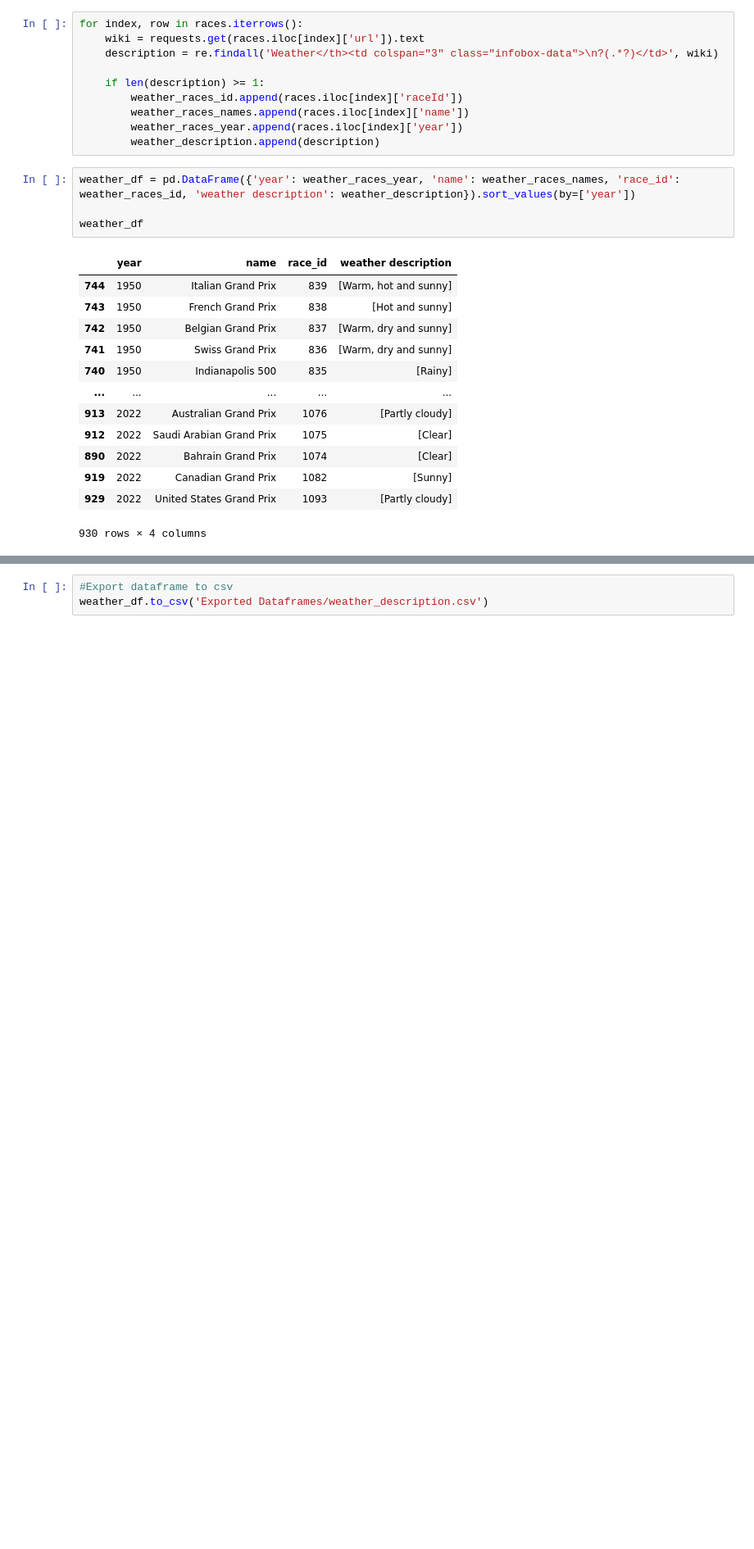
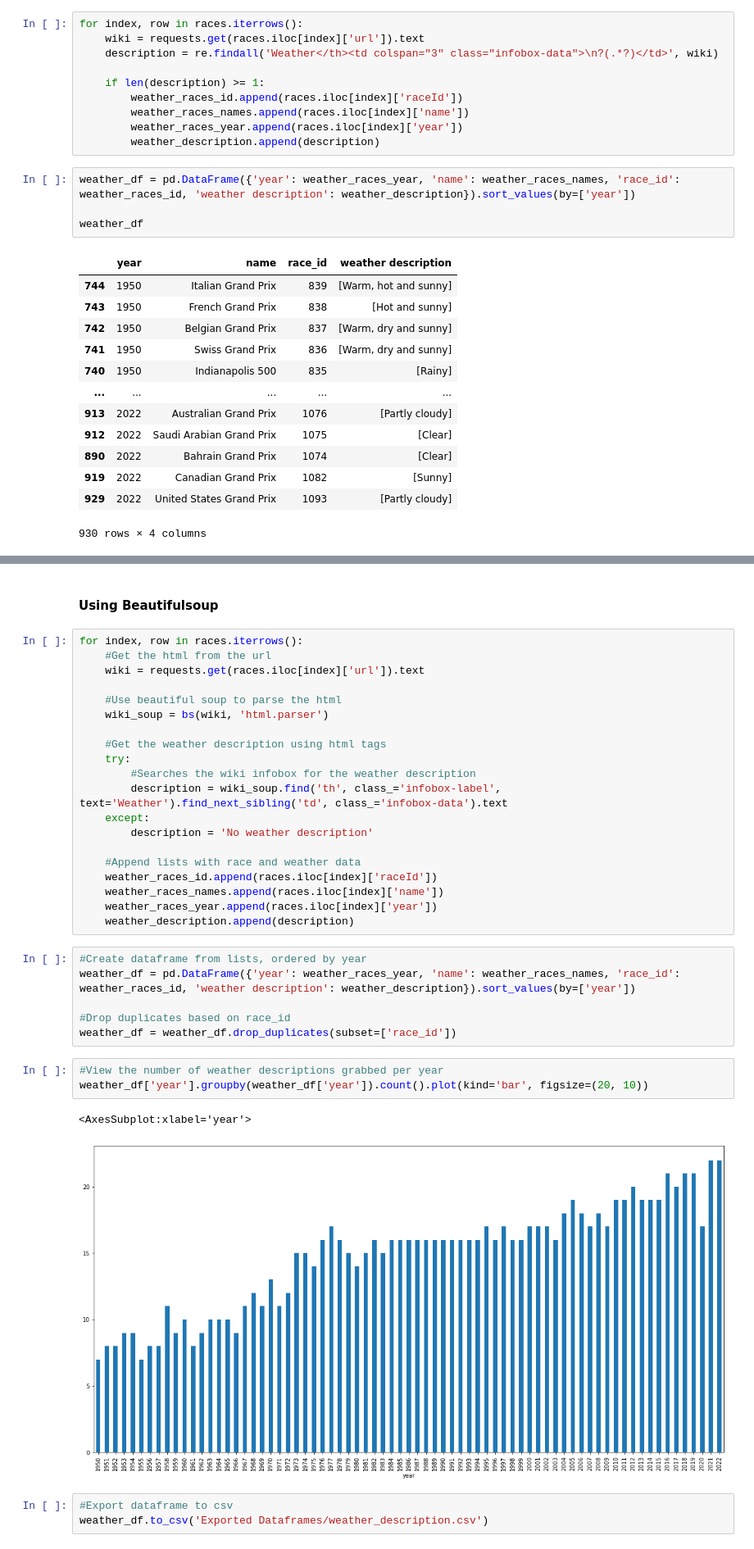
Before and after one commit to MitchellGleason/F1-Data-Analysis--Wet-Races, a Jupyter notebook: wet_races.ipynb, the cells around one changed output, grey strips where cells are left out. Shown at 82% size. Cells and saved outputs as stored; diff of their text form; blank space fills up the shorter version.

```diff
--- a/wet_races.ipynb
+++ b/wet_races.ipynb
@@ -166,6 +170,40 @@ weather_df['year'].groupby(weather_df['year']).count().plot(kind='bar', figsize=
 # %% [output]
 <AxesSubplot:xlabel='year'>
 [figure]
+# %% [markdown]
+#### Using Beautifulsoup
+# %%
+for index, row in races.iterrows():
+    #Get the html from the url
+    wiki = requests.get(races.iloc[index]['url']).text
+
+    #Use beautiful soup to parse the html
+    wiki_soup = bs(wiki, 'html.parser')
+
+    #Get the weather description using html tags
+    try:
+        #Searches the wiki infobox for the weather description
+        description = wiki_soup.find('th', class_='infobox-label', text='Weather').find_next_sibling('td', class_='infobox-data').text
+    except:
+        description = 'No weather description'
+
+    #Append lists with race and weather data
+    weather_races_id.append(races.iloc[index]['raceId'])
+    weather_races_names.append(races.iloc[index]['name'])
+    weather_races_year.append(races.iloc[index]['year'])
+    weather_description.append(description)
+# %%
+#Create dataframe from lists, ordered by year
+weather_df = pd.DataFrame({'year': weather_races_year, 'name': weather_races_names, 'race_id': weather_races_id, 'weather description': weather_description}).sort_values(by=['year'])
+
+#Drop duplicates based on race_id
+weather_df = weather_df.drop_duplicates(subset=['race_id'])
+# %%
+#View the number of weather descriptions grabbed per year
+weather_df['year'].groupby(weather_df['year']).count().plot(kind='bar', figsize=(20, 10))
+# %% [output]
+<AxesSubplot:xlabel='year'>
+[figure, added]
 # %%
 #Export dataframe to csv
 weather_df.to_csv('Exported Dataframes/weather_description.csv')
```
Also changed, not shown: parts of 3 cells of this notebook.
